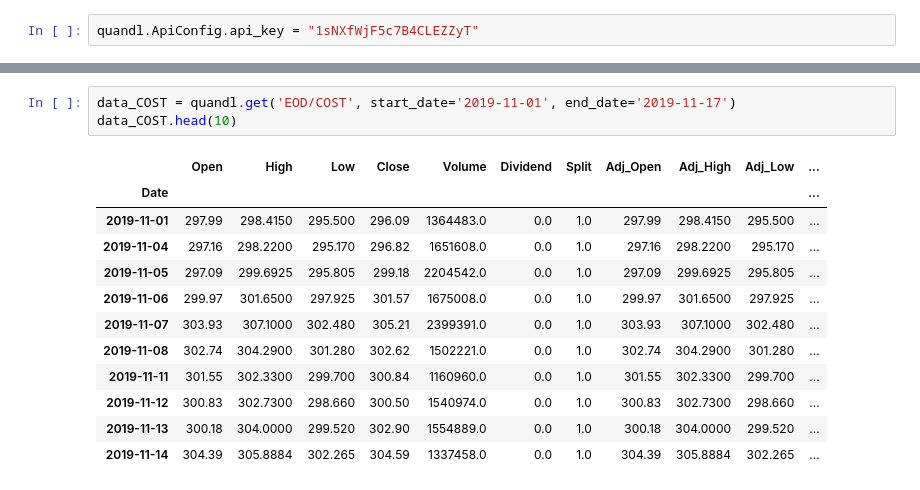
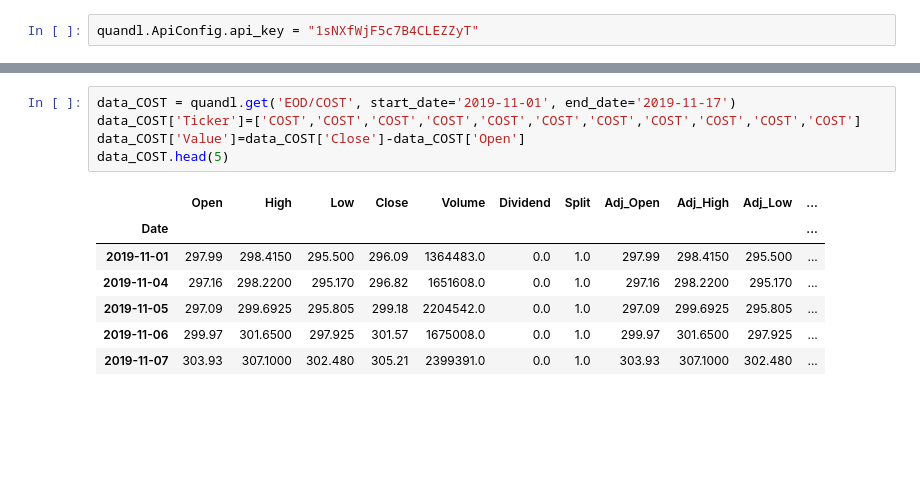
Before and after one commit to gofish1234/MachineLearning, a Jupyter notebook: Stockdata.ipynb, the cells around one changed output, grey strips where cells are left out. Drawn from its saved outputs; the diff is of its cells as text; blank space fills up the shorter version.

```diff
--- a/Stockdata.ipynb
+++ b/Stockdata.ipynb
@@ -97,18 +63,15 @@ data_BBY.head(10)
 # %%
 data_COST = quandl.get('EOD/COST', start_date='2019-11-01', end_date='2019-11-17')
-data_COST.head(10)
+data_COST['Ticker']=['COST','COST','COST','COST','COST','COST','COST','COST','COST','COST','COST']
+data_COST['Value']=data_COST['Close']-data_COST['Open']
+data_COST.head(5)
 # %% [output]
 |  | Open | High | Low | Close | Volume | Dividend | Split | Adj_Open | Adj_High | Adj_Low | ... |
 | Date |  |  |  |  |  |  |  |  |  |  | ... |
 | 2019-11-01 | 297.99 | 298.4150 | 295.500 | 296.09 | 1364483.0 | 0.0 | 1.0 | 297.99 | 298.4150 | 295.500 | ... |
 | 2019-11-04 | 297.16 | 298.2200 | 295.170 | 296.82 | 1651608.0 | 0.0 | 1.0 | 297.16 | 298.2200 | 295.170 | ... |
 | 2019-11-05 | 297.09 | 299.6925 | 295.805 | 299.18 | 2204542.0 | 0.0 | 1.0 | 297.09 | 299.6925 | 295.805 | ... |
 | 2019-11-06 | 299.97 | 301.6500 | 297.925 | 301.57 | 1675008.0 | 0.0 | 1.0 | 299.97 | 301.6500 | 297.925 | ... |
 | 2019-11-07 | 303.93 | 307.1000 | 302.480 | 305.21 | 2399391.0 | 0.0 | 1.0 | 303.93 | 307.1000 | 302.480 | ... |
-| 2019-11-08 | 302.74 | 304.2900 | 301.280 | 302.62 | 1502221.0 | 0.0 | 1.0 | 302.74 | 304.2900 | 301.280 | ... |
-| 2019-11-11 | 301.55 | 302.3300 | 299.700 | 300.84 | 1160960.0 | 0.0 | 1.0 | 301.55 | 302.3300 | 299.700 | ... |
-| 2019-11-12 | 300.83 | 302.7300 | 298.660 | 300.50 | 1540974.0 | 0.0 | 1.0 | 300.83 | 302.7300 | 298.660 | ... |
-| 2019-11-13 | 300.18 | 304.0000 | 299.520 | 302.90 | 1554889.0 | 0.0 | 1.0 | 300.18 | 304.0000 | 299.520 | ... |
-| 2019-11-14 | 304.39 | 305.8884 | 302.265 | 304.59 | 1337458.0 | 0.0 | 1.0 | 304.39 | 305.8884 | 302.265 | ... |
 # %%
 data_HD = quandl.get('EOD/HD', start_date='2019-11-01', end_date='2019-11-17')
```
Also changed, not shown: parts of 10 cells of this notebook.
